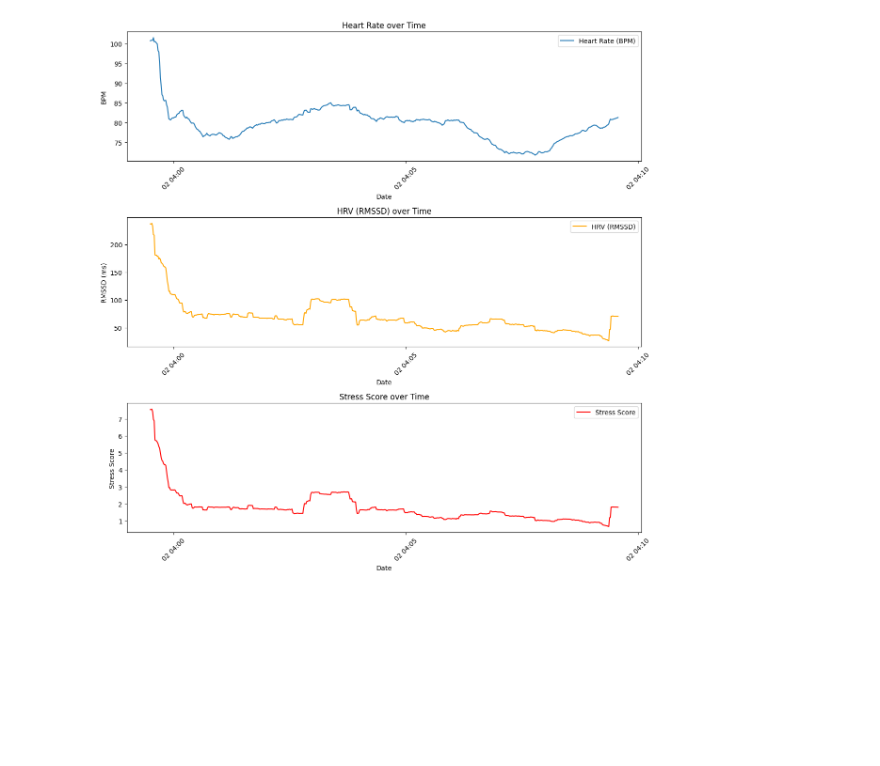
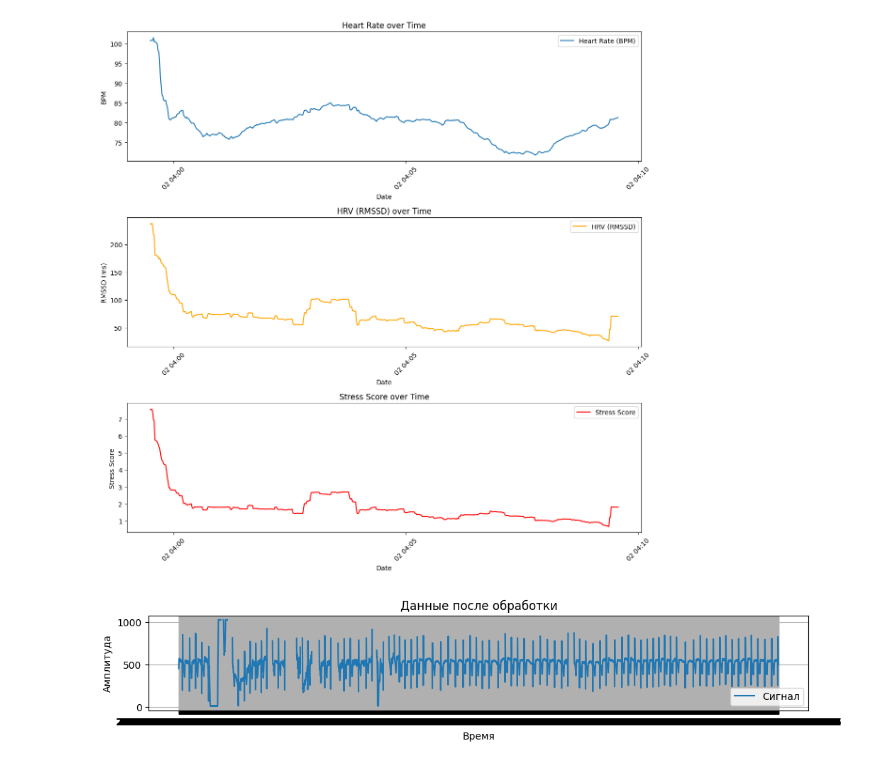
Before and after one commit to Fish-365/nightmare-pulse, a Jupyter notebook: analysis_BPM.ipynb, the cells around one changed output. Saved outputs shown, nothing was run; the diff lists cells and outputs as text; code cells hidden in the pictures; blank space fills up the shorter version.

```diff
--- a/analysis_BPM.ipynb
+++ b/analysis_BPM.ipynb
@@ -280,3 +280,24 @@ plt.tight_layout()
 plt.show()
 # %% [output]
 [figure]
+# %%
+data = pd.read_csv('com_data/com_fixed_data_20250502_035859_619.csv')
+short_data = data[(data['Timestamp'] > '2025-05-02 03:59:00') & (data['Timestamp'] < '2025-05-02 04:00:05')].reset_index(drop=True)
+
+date = short_data['Timestamp']
+signal = short_data['COM_Data']
+peaks = short_data['Peaks']
+# %%
+
+
+plt.figure(figsize=(12, 8))
+plt.subplot(414)
+plt.plot(date, signal, label="Сигнал")
+plt.xlabel("Время")
+plt.ylabel("Амплитуда")
+plt.title("Данные после обработки")
+plt.legend()
+plt.grid(True)
+plt.show()
+# %% [output]
+[figure, added]
```
Also changed, not shown: 2 other files.
